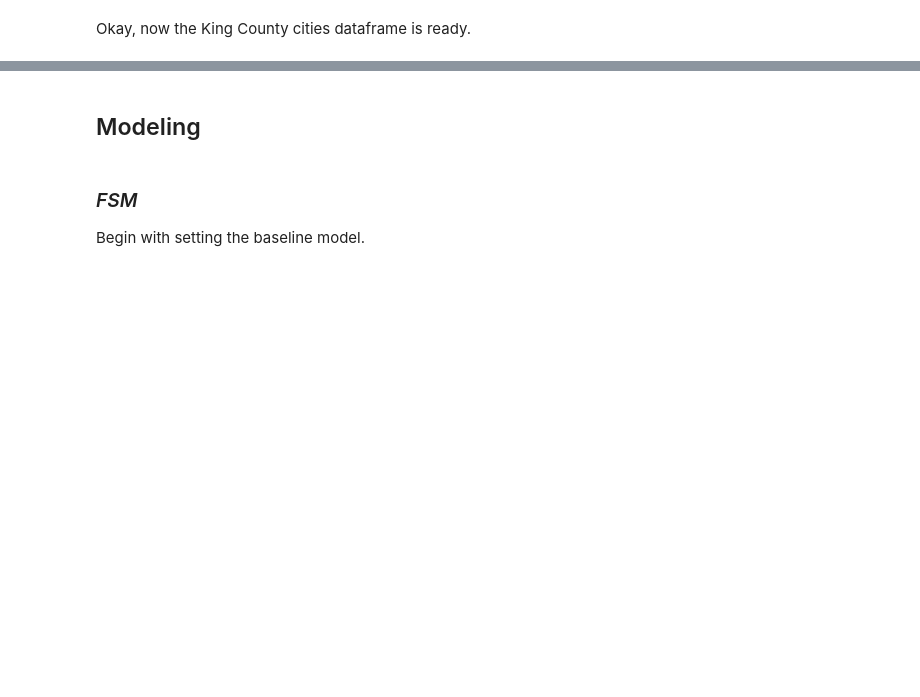
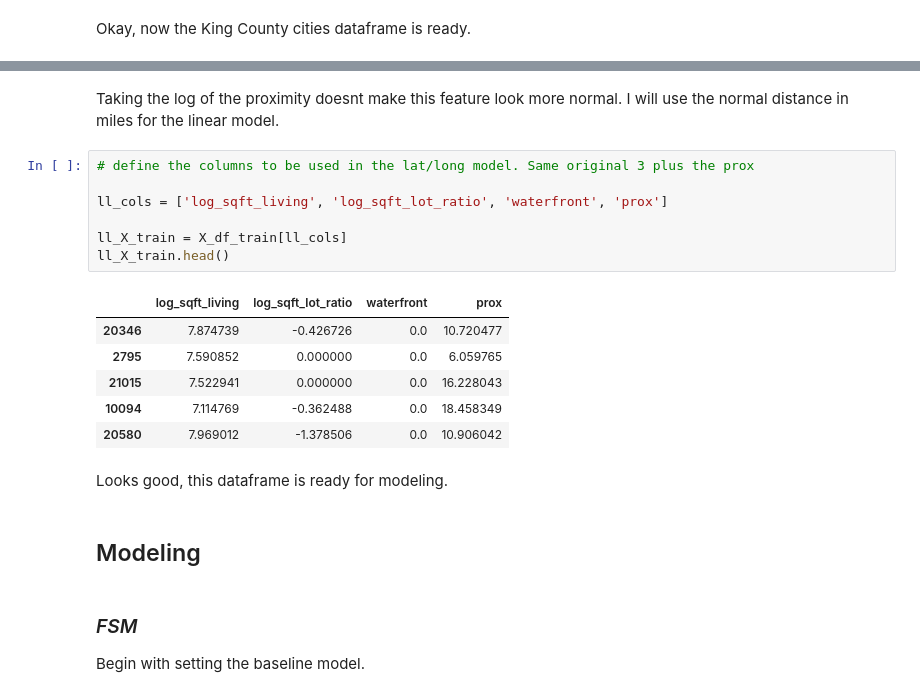
Before and after one commit to jonnyhof/kings_county_housing_analysis, a Jupyter notebook: jonny_king_county_analysis.ipynb, the cells around one changed output, grey strips where cells are left out. Cells and saved outputs as stored; diff of their text form; blank space fills up the shorter version.

```diff
--- a/jonny_king_county_analysis.ipynb
+++ b/jonny_king_county_analysis.ipynb
@@ -403,3 +434,21 @@ Okay, now the King County cities dataframe is ready.
+# %% [markdown]
+Taking the log of the proximity doesnt make this feature look more normal. I will use the normal distance in miles for the linear model.
+# %%
+# define the columns to be used in the lat/long model. Same original 3 plus the prox
+
+ll_cols = ['log_sqft_living', 'log_sqft_lot_ratio', 'waterfront', 'prox']
+
+ll_X_train = X_df_train[ll_cols]
+ll_X_train.head()
+# %% [output]
+|  | log_sqft_living | log_sqft_lot_ratio | waterfront | prox |
+| 20346 | 7.874739 | -0.426726 | 0.0 | 10.720477 |
+| 2795 | 7.590852 | 0.000000 | 0.0 | 6.059765 |
+| 21015 | 7.522941 | 0.000000 | 0.0 | 16.228043 |
+| 10094 | 7.114769 | -0.362488 | 0.0 | 18.458349 |
+| 20580 | 7.969012 | -1.378506 | 0.0 | 10.906042 |
+# %% [markdown]
+Looks good, this dataframe is ready for modeling.
 # %% [markdown]
 ## Modeling
 # %% [markdown]
```
Also changed, not shown: parts of 18 cells of this notebook.
